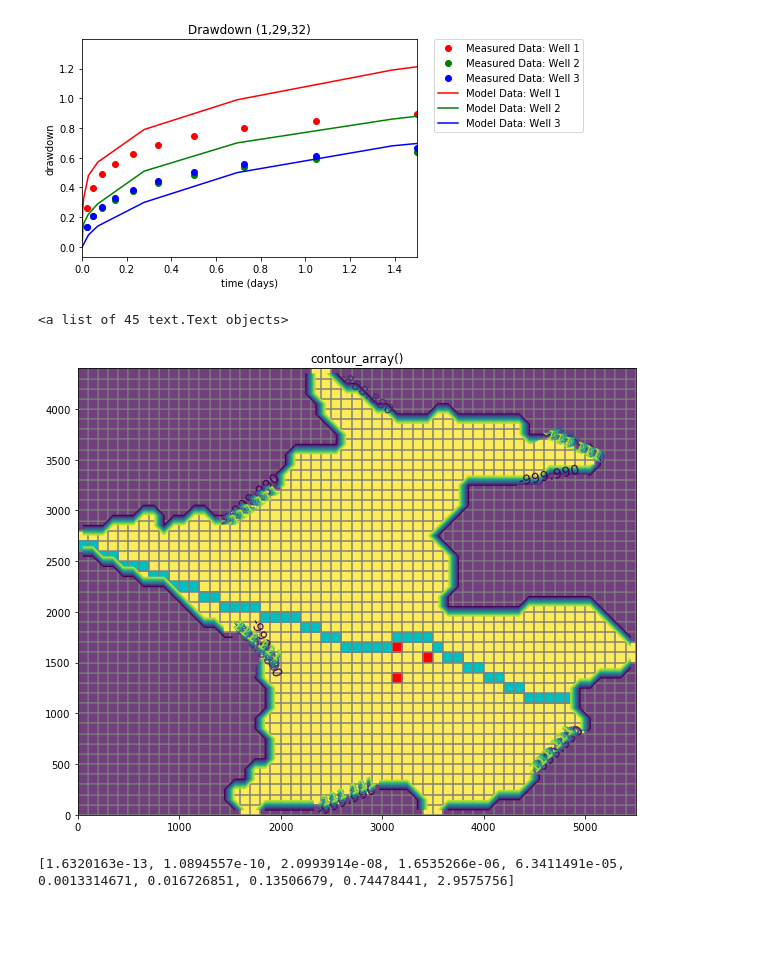
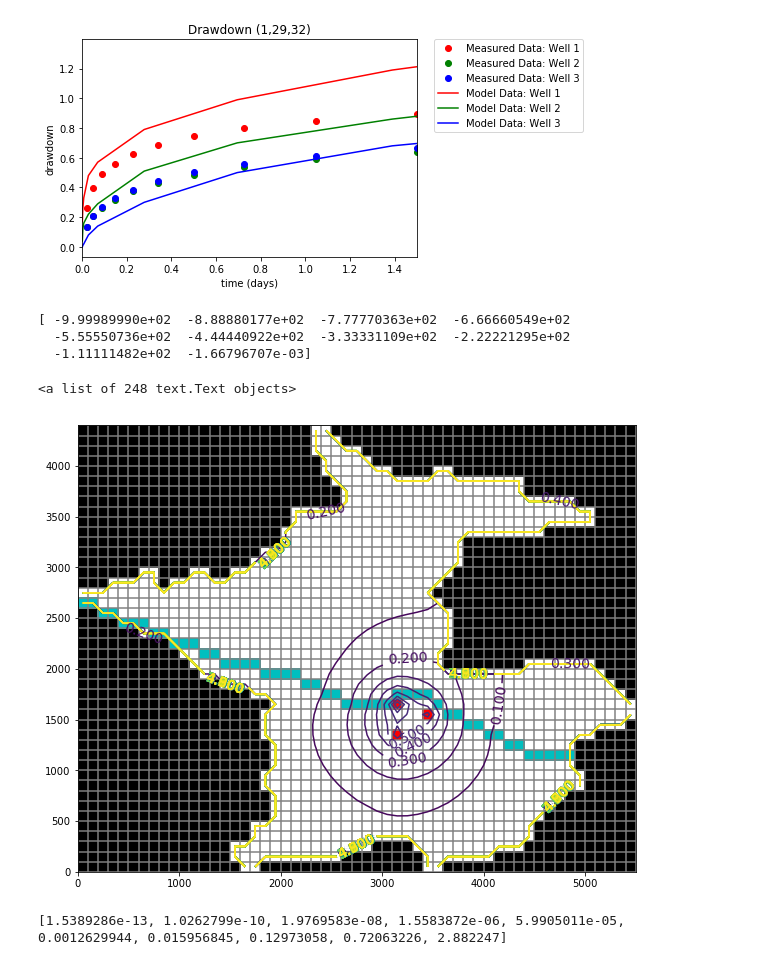
Before and after one commit to jordw22/modflow_epa, a Jupyter notebook: Notebooks/Problem 19 (Part a) - Application of a Groundwater Flow Model to a Water Supply Problem.ipynb, the cells around one changed output. Drawn from its saved outputs; the diff is of its cells as text; code cells hidden in the pictures; blank space fills up the shorter version.

Commit message:
Contour map showing drawdown

```diff
--- a/Notebooks/Problem 19 (Part a) - Application of a Groundwater Flow Model to a Water Supply Problem.ipynb
+++ b/Notebooks/Problem 19 (Part a) - Application of a Groundwater Flow Model to a Water Supply Problem.ipynb
@@ -369,26 +365,31 @@ plt.legend(bbox_to_anchor=(1.05, 1), loc=2, borderaxespad=0.) #puts the legend t
 # %% [output]
 <matplotlib.legend.Legend at 0x...>
 [figure]
+# %%
+print(levels)
+# %% [output]
+[ -9.99989990e+02  -8.88880177e+02  -7.77770363e+02  -6.66660549e+02
+  -5.55550736e+02  -4.44440922e+02  -3.33331109e+02  -2.22221295e+02
+  -1.11111482e+02  -1.66796707e-03]
 # %%
+#shows the drawdown at each well
 fname = os.path.join(modelname, 'p19_pa.cbc')
-head = headobj.get_data(totim=times[-1])
-levels = np.linspace(head.min(), head.max(), 10)
+head = 0-headobj.get_data(totim=times[-1])
+levels = np.arange(0, 5, .1)
 
 fig = plt.figure(figsize=(10, 10))
 ax = fig.add_subplot(1, 1, 1, aspect='equal')
-ax.set_title('contour_array()')
 modelmap = flopy.plot.ModelMap(model=mf)
 quadmesh = modelmap.plot_ibound()
-quadmesh = modelmap.plot_array(head, masked_values=[999.], alpha=0.5)
-
-riv = modelmap.plot_bc('RIV', color='c', plotAll=True)
-quadmesh = modelmap.plot_bc('WEL', kper=1, plotAll=True)
+#quadmesh = modelmap.plot_array(head, masked_values=[999.], alpha=0.5)
+modelmap.plot_bc("WEL")
+modelmap.plot_bc("RIV", color='c')
 linecollection = modelmap.plot_grid()
-contour_set = modelmap.contour_array(head, masked_values=[999.], levels=levels)
+contour_set = modelmap.contour_array(head, masked_values=[-999.], levels=levels)
 plt.clabel(contour_set, inline=1, fontsize=14)
 # %% [output]
-<a list of 45 text.Text objects>
+<a list of 248 text.Text objects>
-[figure, old version]
+[figure, new version]
 # %%
 fname = os.path.join(model_ws, 'p19.cbc')
 cbb = flopy.utils.CellBudgetFile(fname)
@@ -407,4 +408,4 @@ for riv in rflow:
 
 print(rlist)
 # %% [output]
-[1.6320163e-13, 1.0894557e-10, 2.0993914e-08, 1.6535266e-06, 6.3411491e-05, 0.0013314671, 0.016726851, 0.13506679, 0.74478441, 2.9575756]
+[1.5389286e-13, 1.0262799e-10, 1.9769583e-08, 1.5583872e-06, 5.9905011e-05, 0.0012629944, 0.015956845, 0.12973058, 0.72063226, 2.882247]
```
Also changed, not shown: parts of 6 cells of this notebook.
